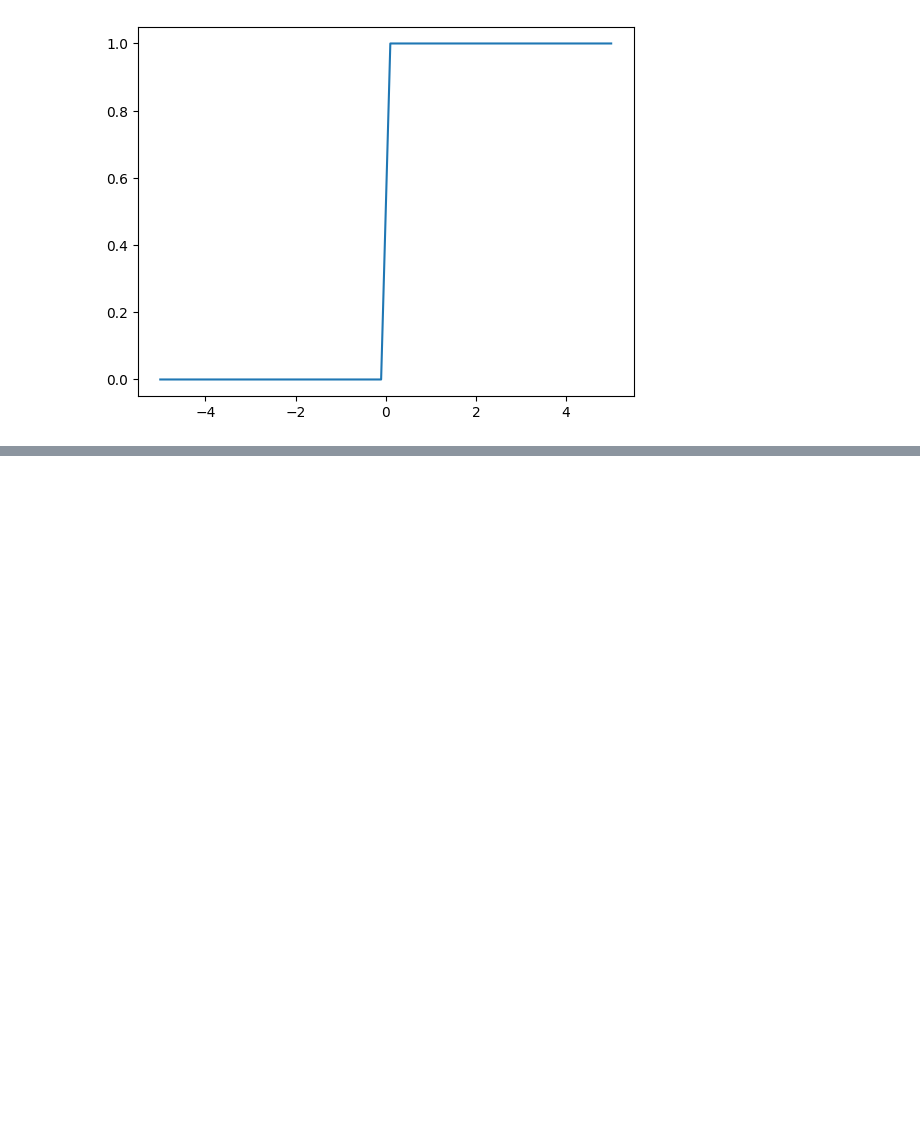
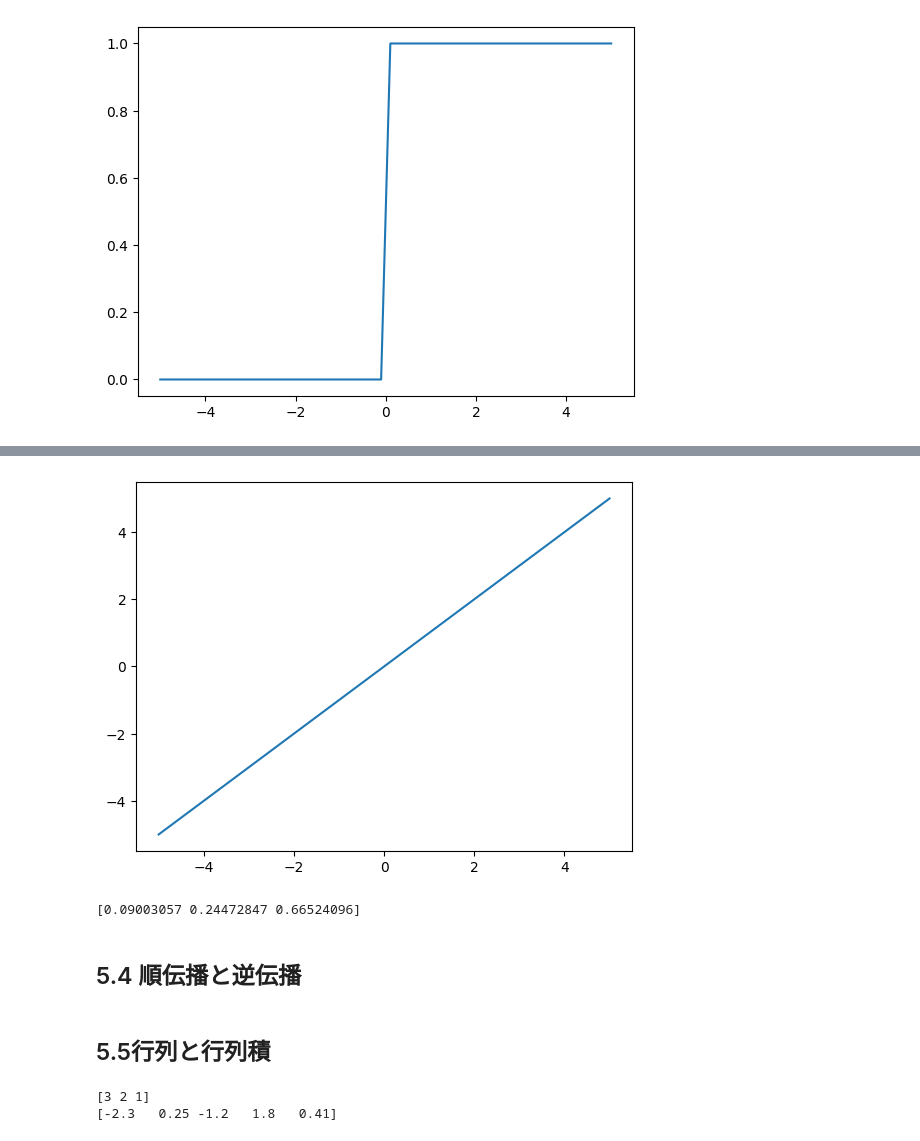
Before and after one commit to shuhei0916/new-ai, a Jupyter notebook: chapter5.ipynb, the cells around one changed output, grey strips where cells are left out. Cells and saved outputs as stored; diff of their text form; code cells hidden in the pictures; blank space fills up the shorter version.

```diff
--- a/chapter5.ipynb
+++ b/chapter5.ipynb
@@ -49,0 +104,35 @@ plt.show()
+# %%
+# 5.3.5 恒等関数
+x = np.linspace(-5, 5)
+y = x
+
+plt.plot(x, y)
+plt.show()
+# %% [output]
+[figure, added]
+# %%
+# 5.3.6 ソフトマックス関数
+def softmax_function(x):
+    return np.exp(x)/np.sum(np.exp(x))
+
+y = softmax_function(np.array([1, 2, 3]))
+print(y)
+assert 1 == sum(y) # 出力されたすべての要素は0から1の範囲に収まっており、合計は一となっている。ソフトマックス関数が機能していることが確認できますね。
+# %% [output]
+[0.09003057 0.24472847 0.66524096]
+# %% [markdown]
+## 5.4 順伝播と逆伝播
+# %% [markdown]
+## 5.5行列と行列積
+# %%
+# 5.5.2ベクトル
+import numpy as np
+
+a = np.array([3, 2, 1])
+print(a)
+
+b = np.array([-2.3, 0.25, -1.2, 1.8, 0.41])
+print(b)
+# %% [output]
+[3 2 1]
+[-2.3   0.25 -1.2   1.8   0.41]
```
Also changed, not shown: parts of 6 cells of this notebook.
